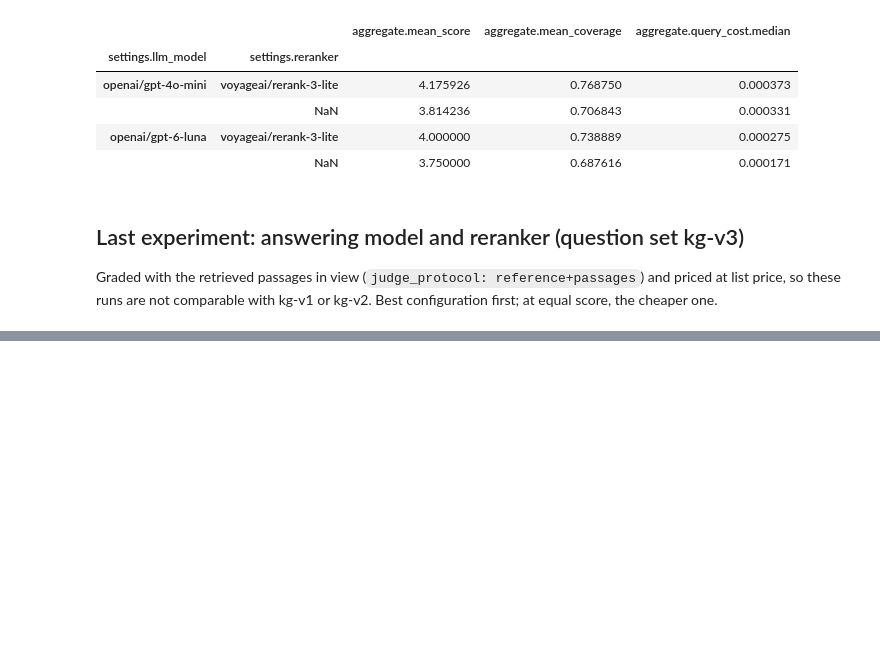
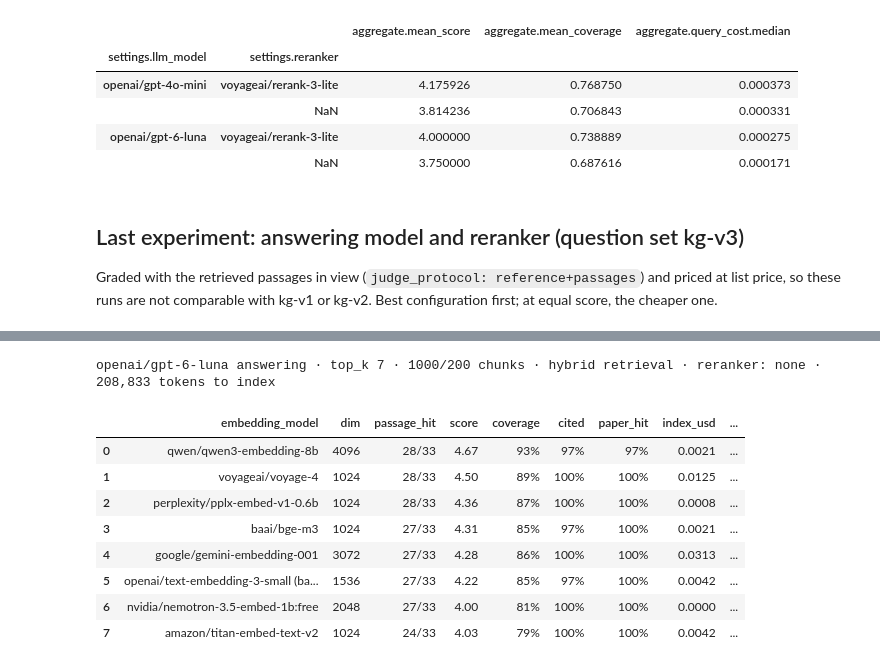
Before and after one commit to jmlon/zotero-rag, a Jupyter notebook: analysis.ipynb, the cells around one changed output, grey strips where cells are left out. Drawn from its saved outputs; the diff is of its cells as text; code cells hidden in the pictures; blank space fills up the shorter version.

```diff
--- a/analysis.ipynb
+++ b/analysis.ipynb
@@ -74,0 +103,61 @@ index:
+# %%
+from pathlib import Path
+
+from zotero_rag.config import load_config
+from zotero_rag.embedding_comparison import stored_tokens
+from zotero_rag.vectorstore import VectorStore
+
+# The latest compare-embeddings batch: every model at the same chunking, retrieval and LLM.
+comparisons = v3[v3["command"] == "compare-embeddings"]
+emb = comparisons[comparisons["batch_id"] == comparisons["batch_id"].iloc[-1]]
+
+# Building a store embeds every chunk once; all stores of one chunking hold the same text.
+config = load_config(Path(KG_DIR))
+corpus_tokens = stored_tokens(VectorStore(Path(KG_DIR) / "chroma"))
+
+
+def index_cost(model: str) -> float | None:
+    spec = config.embedding_model_spec(model)
+    return spec.cost(corpus_tokens) if spec is not None else None
+
+
+passages = (emb["aggregate.passage_hit_rate"] * with_evidence).round().astype(int)
+embedding_table = pd.DataFrame({
+    "embedding_model": emb["settings.embedding_model"] + emb["baseline"].map({True: " (baseline)", False: ""}),
+    "dim": emb["settings.embedding_dim"],
+    "passage_hit": passages.astype(str) + f"/{with_evidence}",
+    "score": emb["aggregate.mean_score"].round(2),
+    "coverage": (emb["aggregate.mean_coverage"] * 100).round().astype(int).astype(str) + "%",
+    "cited": (emb["aggregate.citation_rate"] * 100).round().astype(int).astype(str) + "%",
+    "paper_hit": (emb["aggregate.hit_rate"] * 100).round().astype(int).astype(str) + "%",
+    "index_usd": emb["settings.embedding_model"].map(index_cost).round(4),
+    "usd_per_query_list": emb["aggregate.query_list_cost.median"].round(6),
+    "s_per_question": emb["aggregate.question_time.median_s"].round(1),
+    "_passages": passages,
+})
+# Passage hit first: it is the same on every run, while scores move by up to 0.25.
+embedding_table = (
+    embedding_table.sort_values(["_passages", "score"], ascending=False)
+    .drop(columns="_passages")
+    .reset_index(drop=True)
+)
+shared = emb.iloc[0]
+reranker = shared["settings.reranker"]
+print(
+    f"{shared['settings.llm_model']} answering · top_k {shared['settings.top_k']} · "
+    f"{shared['settings.chunk_size']}/{shared['settings.chunk_overlap']} chunks · "
+    f"{shared['settings.retrieval']} retrieval · reranker: {'none' if pd.isna(reranker) else reranker} · "
+    f"{corpus_tokens:,} tokens to index"
+)
+display(embedding_table)
+# %% [output]
+openai/gpt-6-luna answering · top_k 7 · 1000/200 chunks · hybrid retrieval · reranker: none · 208,833 tokens to index
+|  | embedding_model | dim | passage_hit | score | coverage | cited | paper_hit | index_usd | ... |
+| 0 | qwen/qwen3-embedding-8b | 4096 | 28/33 | 4.67 | 93% | 97% | 97% | 0.0021 | ... |
+| 1 | voyageai/voyage-4 | 1024 | 28/33 | 4.50 | 89% | 100% | 100% | 0.0125 | ... |
+| 2 | perplexity/pplx-embed-v1-0.6b | 1024 | 28/33 | 4.36 | 87% | 100% | 100% | 0.0008 | ... |
+| 3 | baai/bge-m3 | 1024 | 27/33 | 4.31 | 85% | 97% | 100% | 0.0021 | ... |
+| 4 | google/gemini-embedding-001 | 3072 | 27/33 | 4.28 | 86% | 100% | 100% | 0.0313 | ... |
+| 5 | openai/text-embedding-3-small (ba... | 1536 | 27/33 | 4.22 | 85% | 97% | 100% | 0.0042 | ... |
+| 6 | nvidia/nemotron-3.5-embed-1b:free | 2048 | 27/33 | 4.00 | 81% | 100% | 100% | 0.0000 | ... |
+| 7 | amazon/titan-embed-text-v2 | 1024 | 24/33 | 4.03 | 79% | 100% | 100% | 0.0042 | ... |
```
Also changed, not shown: parts of 18 cells of this notebook, 3 other files.
